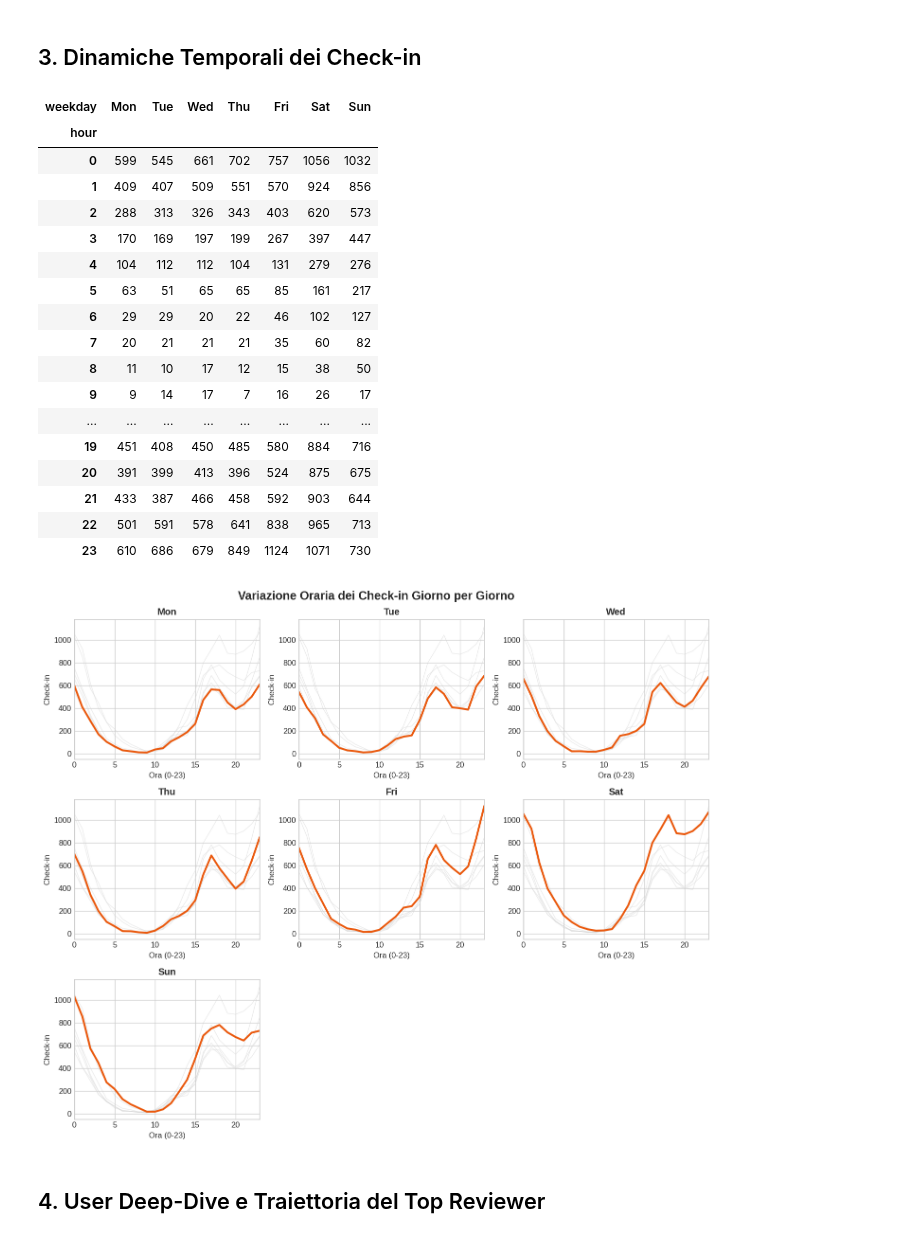
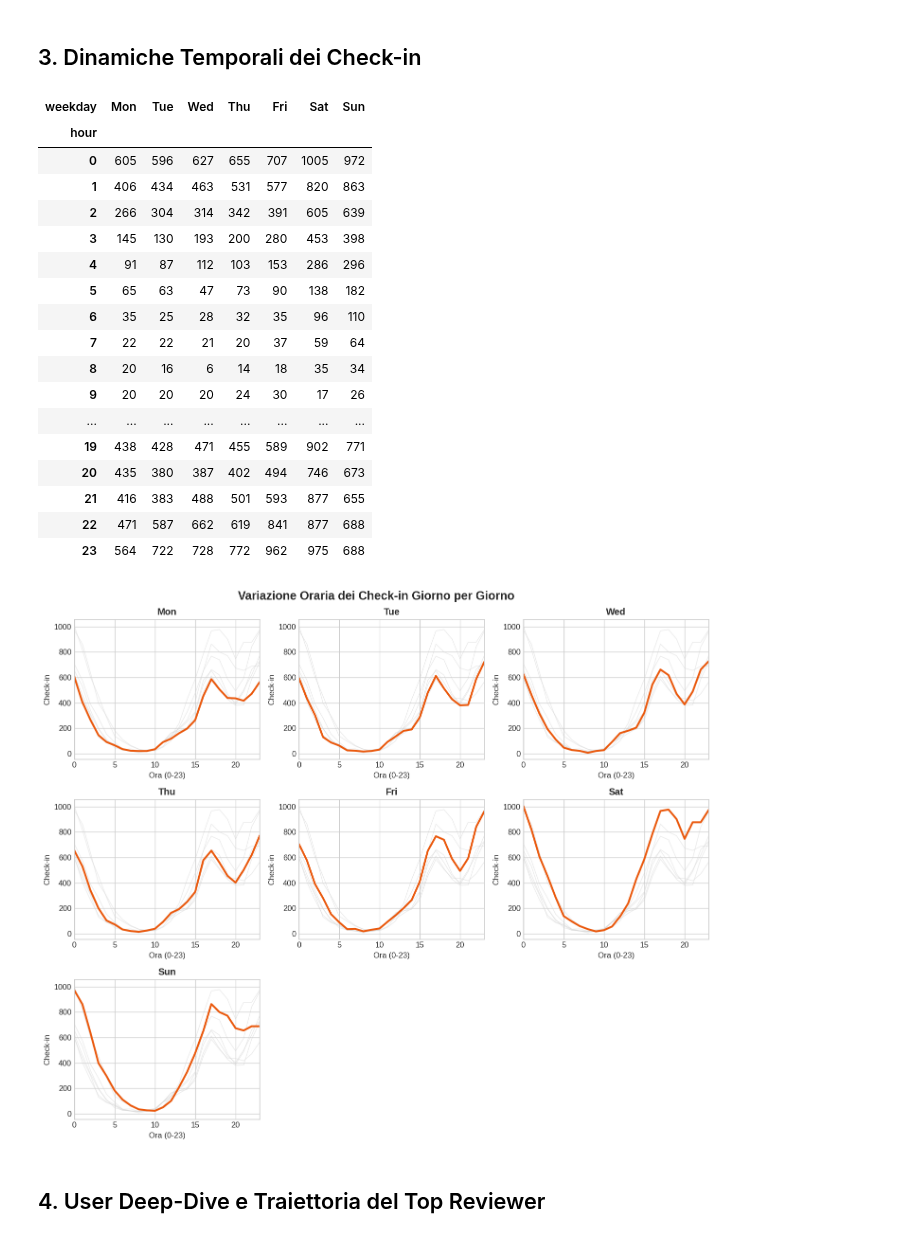
Before and after one commit to valeriofiorentini/yelp-bigdata-mining-recommender, a Jupyter notebook: Yelp_02_EDA_Geospatial_Networks.ipynb, the cells around one changed output. Cells and saved outputs as stored; diff of their text form; code cells hidden in the pictures.

```diff
--- a/Yelp_02_EDA_Geospatial_Networks.ipynb
+++ b/Yelp_02_EDA_Geospatial_Networks.ipynb
@@ -82,11 +82,12 @@ if missing:
         f"Artifact mancanti su Drive: {missing}. Esegui prima Yelp_01_Ingestion_Preprocessing.ipynb!"
     )
 
+import polars as pl
 t0 = time.perf_counter()
-df_businesses = pd.read_parquet(DRIVE_DIR / 'yelp_businesses.parquet')
-df_reviews = pd.read_parquet(DRIVE_DIR / 'yelp_reviews.parquet')
-df_users = pd.read_parquet(DRIVE_DIR / 'yelp_users.parquet')
-df_checkins = pd.read_parquet(DRIVE_DIR / 'yelp_checkins.parquet')
+df_businesses = pl.read_parquet(DRIVE_DIR / 'yelp_businesses.parquet')
+df_reviews = pl.read_parquet(DRIVE_DIR / 'yelp_reviews.parquet')
+df_users = pl.read_parquet(DRIVE_DIR / 'yelp_users.parquet')
+df_checkins = pl.read_parquet(DRIVE_DIR / 'yelp_checkins.parquet')
 
 elapsed = time.perf_counter() - t0
 logger.success(f"Caricamento completato in {elapsed:.2f}s")
@@ -129,24 +129,31 @@ Passing `palette` without assigning `hue` is deprecated and will be removed in v
 # %% [markdown]
 ## 2. Analisi Città e Disposizione Urbana a Griglia (City Grids)
 # %%
-# Città con più attività
+#città con più attività
 plt.figure(figsize=(14, 4))
-top_cities = df_businesses['city'].value_counts().head(15)
-sns.barplot(x=top_cities.index, y=top_cities.values, palette='viridis')
+top_cities = (
+    df_businesses.group_by("city").len()
+    .sort("len", descending=True)
+    .head(15)
+    .to_pandas()
+)
+sns.barplot(x=top_cities['city'], y=top_cities['len'], palette='viridis', hue=top_cities['city'], legend=False)
 plt.title("Città con il Maggior Numero di Attività Recensite", weight='bold')
 plt.xticks(rotation=45)
 plt.ylabel("Numero di Attività")
 plt.tight_layout()
 plt.show()
 
-# Scatter plot delle coordinate per confrontare i reticoli urbani
+#scatter plot delle coordinate per confrontare i reticoli urbani
 fig, axes = plt.subplots(1, 2, figsize=(14, 6))
 
 for ax, city, color in zip(axes, ['Las Vegas', 'Phoenix'], ['yellow', 'cyan']):
-    subset = df_businesses[df_businesses['city'].str.lower() == city.lower()]
+    subset = df_businesses.filter(pl.col("city").str.to_lowercase() == city.lower())
     if len(subset) == 0:
         subset = df_businesses.head(200)
-    ax.scatter(subset['longitude'], subset['latitude'], s=1.5, color=color, alpha=0.7)
+
+    subset_pd = subset.to_pandas()
+    ax.scatter(subset_pd['longitude'], subset_pd['latitude'], s=1.5, color=color, alpha=0.7)
     ax.set_facecolor('black')
     ax.set_title(f"Reticolo Urbano: {city}", weight='bold')
     ax.set_xlabel("Longitudine")
@@ -172,11 +176,15 @@ def highlight_max(data, color='yellow'):
         is_max = data == data.max().max()
         return pd.DataFrame(np.where(is_max, attr, ''), index=data.index, columns=data.columns)
 
+
+
 def extract_checkin_times(df):
     records = []
-    sample_df = df.sample(min(len(df), 3000), random_state=42) if len(df) > 3000 else df
-    for _, row in sample_df.iterrows():
-        for d in str(row['date']).split(',')[:25]:
+    sample_df = df.sample(n=min(df.height, 3000), seed=42) if df.height > 3000 else df
+
+    sample_pd = sample_df.to_pandas()
+    for _, row in sample_pd.iterrows():
+      for d in str(row['date']).split(',')[:25]:
             d = d.strip()
             if len(d) >= 19:
                 try:
@@ -189,54 +197,53 @@ def extract_checkin_times(df):
 df_ch_times = extract_checkin_times(df_checkins)
 days_order = ['Mon', 'Tue', 'Wed', 'Thu', 'Fri', 'Sat', 'Sun']
 
-# Matrice Pivot Giorno x Ora
+# matrice Pivot Giorno x Ora
 ch_pivot = df_ch_times.pivot_table(index='hour', columns='weekday', aggfunc='size', fill_value=0)
 ch_pivot = ch_pivot.reindex(columns=[d for d in days_order if d in ch_pivot.columns], fill_value=0)
 
-# Stampa tabella pivot con massimo evidenziato
+# tabella pivot con massimo evidenziato
 display(ch_pivot.style.apply(highlight_max, color='darkorange', axis=0))
 
-# Small multiples (griglia 3x3) per l'andamento orario giorno per giorno
+#small multiples (griglia 3x3) per l'andamento orario giorno per giorno
 fig = plt.figure(figsize=(12, 10))
 plt.suptitle("Variazione Oraria dei Check-in Giorno per Giorno", fontsize=15, weight='bold')
 
 for idx, day in enumerate(days_order):
     if day not in ch_pivot.columns:
         continue
     ax = plt.subplot(3, 3, idx + 1)
 
-    # Linee di sfondo grigie per gli altri giorni
     for other_day in ch_pivot.columns:
         ax.plot(ch_pivot.index, ch_pivot[other_day], color='lightgray', linewidth=0.8, alpha=0.5)
 
     ax.plot(ch_pivot.index, ch_pivot[day], color='#ea580c', linewidth=2.4, label=day)
     ax.set_title(day, weight='bold')
     ax.set_xlim(0, 23)
     ax.set_xlabel("Ora (0-23)")
     ax.set_ylabel("Check-in")
 
 plt.tight_layout()
 plt.show()
 # %% [output]
 | weekday | Mon | Tue | Wed | Thu | Fri | Sat | Sun |
 | hour |  |  |  |  |  |  |  |
-| 0 | 599 | 545 | 661 | 702 | 757 | 1056 | 1032 |
-| 1 | 409 | 407 | 509 | 551 | 570 | 924 | 856 |
-| 2 | 288 | 313 | 326 | 343 | 403 | 620 | 573 |
-| 3 | 170 | 169 | 197 | 199 | 267 | 397 | 447 |
-| 4 | 104 | 112 | 112 | 104 | 131 | 279 | 276 |
-| 5 | 63 | 51 | 65 | 65 | 85 | 161 | 217 |
-| 6 | 29 | 29 | 20 | 22 | 46 | 102 | 127 |
-| 7 | 20 | 21 | 21 | 21 | 35 | 60 | 82 |
-| 8 | 11 | 10 | 17 | 12 | 15 | 38 | 50 |
-| 9 | 9 | 14 | 17 | 7 | 16 | 26 | 17 |
+| 0 | 605 | 596 | 627 | 655 | 707 | 1005 | 972 |
+| 1 | 406 | 434 | 463 | 531 | 577 | 820 | 863 |
+| 2 | 266 | 304 | 314 | 342 | 391 | 605 | 639 |
+| 3 | 145 | 130 | 193 | 200 | 280 | 453 | 398 |
+| 4 | 91 | 87 | 112 | 103 | 153 | 286 | 296 |
+| 5 | 65 | 63 | 47 | 73 | 90 | 138 | 182 |
+| 6 | 35 | 25 | 28 | 32 | 35 | 96 | 110 |
+| 7 | 22 | 22 | 21 | 20 | 37 | 59 | 64 |
+| 8 | 20 | 16 | 6 | 14 | 18 | 35 | 34 |
+| 9 | 20 | 20 | 20 | 24 | 30 | 17 | 26 |
 | ... | ... | ... | ... | ... | ... | ... | ... |
-| 19 | 451 | 408 | 450 | 485 | 580 | 884 | 716 |
-| 20 | 391 | 399 | 413 | 396 | 524 | 875 | 675 |
-| 21 | 433 | 387 | 466 | 458 | 592 | 903 | 644 |
-| 22 | 501 | 591 | 578 | 641 | 838 | 965 | 713 |
-| 23 | 610 | 686 | 679 | 849 | 1124 | 1071 | 730 |
+| 19 | 438 | 428 | 471 | 455 | 589 | 902 | 771 |
+| 20 | 435 | 380 | 387 | 402 | 494 | 746 | 673 |
+| 21 | 416 | 383 | 488 | 501 | 593 | 877 | 655 |
+| 22 | 471 | 587 | 662 | 619 | 841 | 877 | 688 |
+| 23 | 564 | 722 | 728 | 772 | 962 | 975 | 688 |
-[figure, old version]
+[figure, new version]
 # %% [markdown]
 ## 4. User Deep-Dive e Traiettoria del Top Reviewer
 # %%
```
Also changed, not shown: parts of 8 cells of this notebook, 13 other files.
